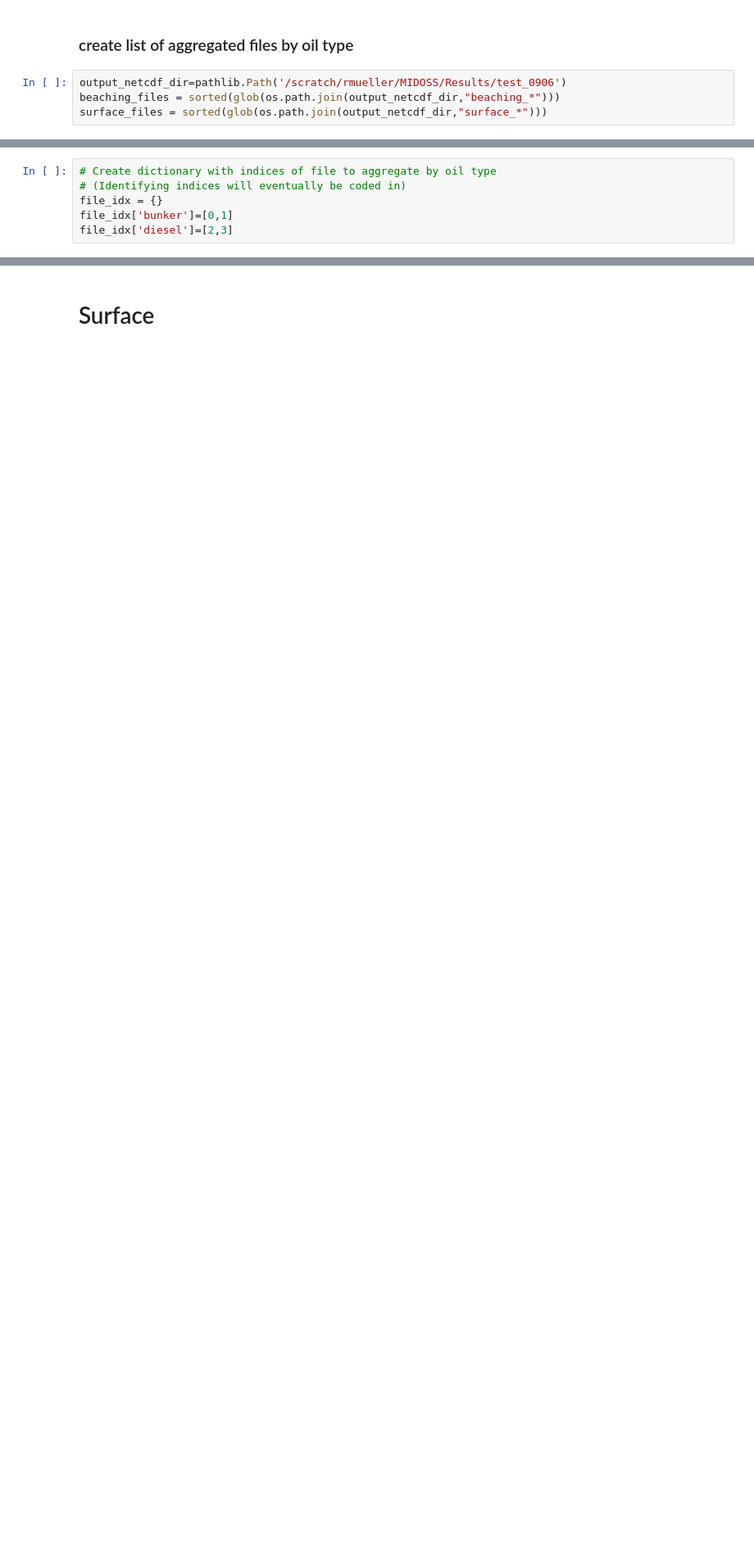
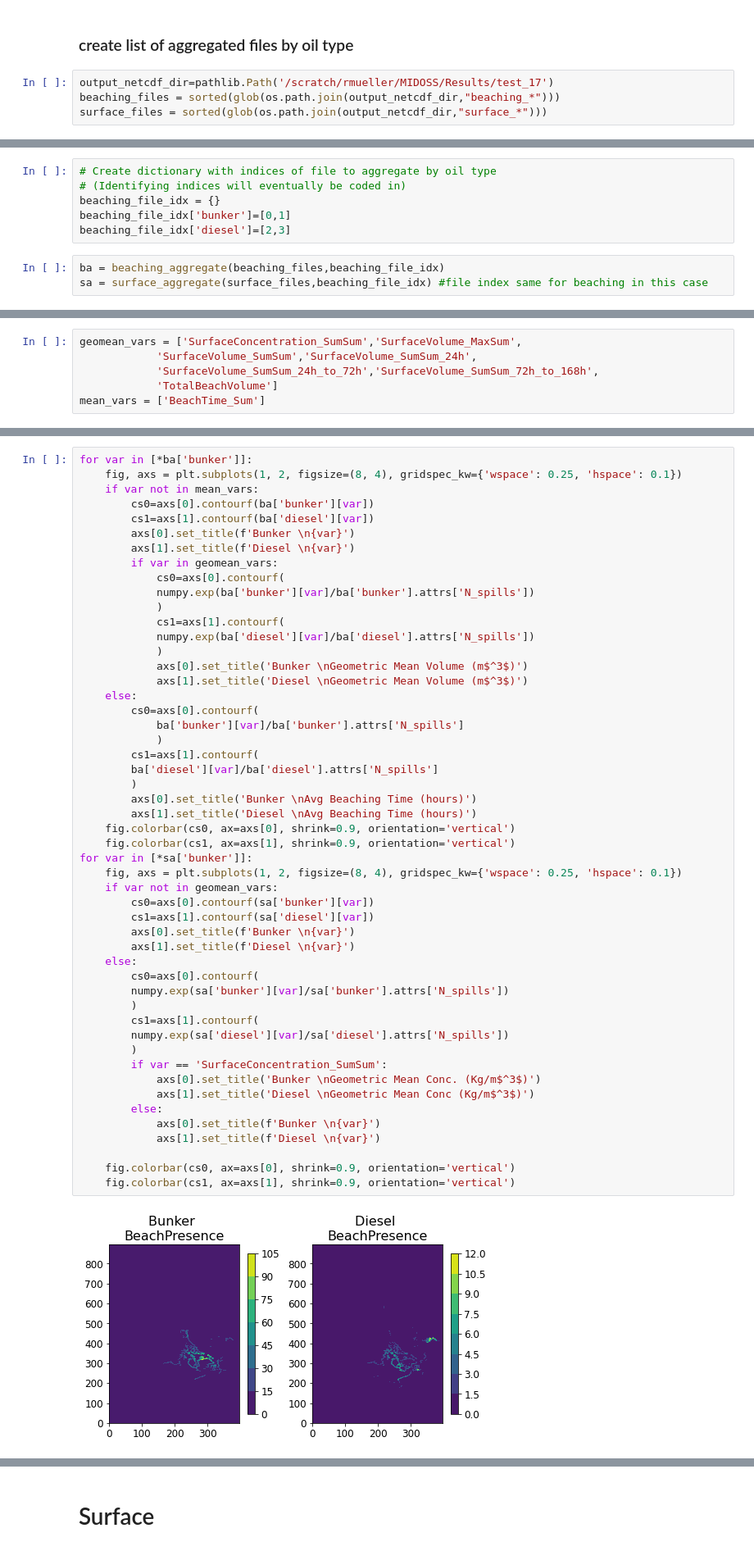
Before and after one commit to MIDOSS/analysis-rachael, a Jupyter notebook: notebooks/monte_carlo_dev/dev_combine_aggregated_oil_spills.ipynb, the cells around one changed output, grey strips where cells are left out. Shown at 82% size. Drawn from its saved outputs; the diff is of its cells as text; blank space fills up the shorter version.

```diff
--- a/notebooks/monte_carlo_dev/dev_combine_aggregated_oil_spills.ipynb
+++ b/notebooks/monte_carlo_dev/dev_combine_aggregated_oil_spills.ipynb
@@ -35,7 +105,7 @@ with yaml_file.open("rt") as f:
 # %% [markdown]
 ### create list of aggregated files by oil type
 # %%
-output_netcdf_dir=pathlib.Path('/scratch/rmueller/MIDOSS/Results/test_0906')
+output_netcdf_dir=pathlib.Path('/scratch/rmueller/MIDOSS/Results/test_17')
 beaching_files = sorted(glob(os.path.join(output_netcdf_dir,"beaching_*")))
 surface_files = sorted(glob(os.path.join(output_netcdf_dir,"surface_*")))
 # %%
@@ -48,6 +125,9 @@ beaching_files
 # %%
 # Create dictionary with indices of file to aggregate by oil type
 # (Identifying indices will eventually be coded in)
-file_idx = {}
-file_idx['bunker']=[0,1]
-file_idx['diesel']=[2,3]
+beaching_file_idx = {}
+beaching_file_idx['bunker']=[0,1]
+beaching_file_idx['diesel']=[2,3]
+# %%
+ba = beaching_aggregate(beaching_files,beaching_file_idx)
+sa = surface_aggregate(surface_files,beaching_file_idx) #file index same for beaching in this case
@@ -53,0 +144,6 @@ file_idx['diesel']=[2,3]
+# %%
+geomean_vars = ['SurfaceConcentration_SumSum','SurfaceVolume_MaxSum',
+            'SurfaceVolume_SumSum','SurfaceVolume_SumSum_24h',
+            'SurfaceVolume_SumSum_24h_to_72h','SurfaceVolume_SumSum_72h_to_168h',
+            'TotalBeachVolume']
+mean_vars = ['BeachTime_Sum']
@@ -53,0 +176,53 @@ file_idx['diesel']=[2,3]
+# %%
+for var in [*ba['bunker']]:
+    fig, axs = plt.subplots(1, 2, figsize=(8, 4), gridspec_kw={'wspace': 0.25, 'hspace': 0.1})
+    if var not in mean_vars:
+        cs0=axs[0].contourf(ba['bunker'][var])
+        cs1=axs[1].contourf(ba['diesel'][var])
+        axs[0].set_title(f'Bunker \n{var}')
+        axs[1].set_title(f'Diesel \n{var}')
+        if var in geomean_vars:
+            cs0=axs[0].contourf(
+            numpy.exp(ba['bunker'][var]/ba['bunker'].attrs['N_spills'])
+            )
+            cs1=axs[1].contourf(
+            numpy.exp(ba['diesel'][var]/ba['diesel'].attrs['N_spills'])
+            )
+            axs[0].set_title('Bunker \nGeometric Mean Volume (m$^3$)')
+            axs[1].set_title('Diesel \nGeometric Mean Volume (m$^3$)')
+    else:
+        cs0=axs[0].contourf(
+            ba['bunker'][var]/ba['bunker'].attrs['N_spills']
+            )
+        cs1=axs[1].contourf(
+        ba['diesel'][var]/ba['diesel'].attrs['N_spills']
+        )
+        axs[0].set_title('Bunker \nAvg Beaching Time (hours)')
+        axs[1].set_title('Diesel \nAvg Beaching Time (hours)')
+    fig.colorbar(cs0, ax=axs[0], shrink=0.9, orientation='vertical')
+    fig.colorbar(cs1, ax=axs[1], shrink=0.9, orientation='vertical')
+for var in [*sa['bunker']]:
+    fig, axs = plt.subplots(1, 2, figsize=(8, 4), gridspec_kw={'wspace': 0.25, 'hspace': 0.1})
+    if var not in geomean_vars:
+        cs0=axs[0].contourf(sa['bunker'][var])
+        cs1=axs[1].contourf(sa['diesel'][var])
+        axs[0].set_title(f'Bunker \n{var}')
+        axs[1].set_title(f'Diesel \n{var}')
+    else:
+        cs0=axs[0].contourf(
+        numpy.exp(sa['bunker'][var]/sa['bunker'].attrs['N_spills'])
+        )
+        cs1=axs[1].contourf(
+        numpy.exp(sa['diesel'][var]/sa['diesel'].attrs['N_spills'])
+        )
+        if var == 'SurfaceConcentration_SumSum':
+            axs[0].set_title('Bunker \nGeometric Mean Conc. (Kg/m$^3$)')
+            axs[1].set_title('Diesel \nGeometric Mean Conc (Kg/m$^3$)')
+        else:
+            axs[0].set_title(f'Bunker \n{var}')
+            axs[1].set_title(f'Diesel \n{var}')
+
+    fig.colorbar(cs0, ax=axs[0], shrink=0.9, orientation='vertical')
+    fig.colorbar(cs1, ax=axs[1], shrink=0.9, orientation='vertical')
+# %% [output]
+[figure, added]
```
Also changed, not shown: parts of 52 cells of this notebook.
